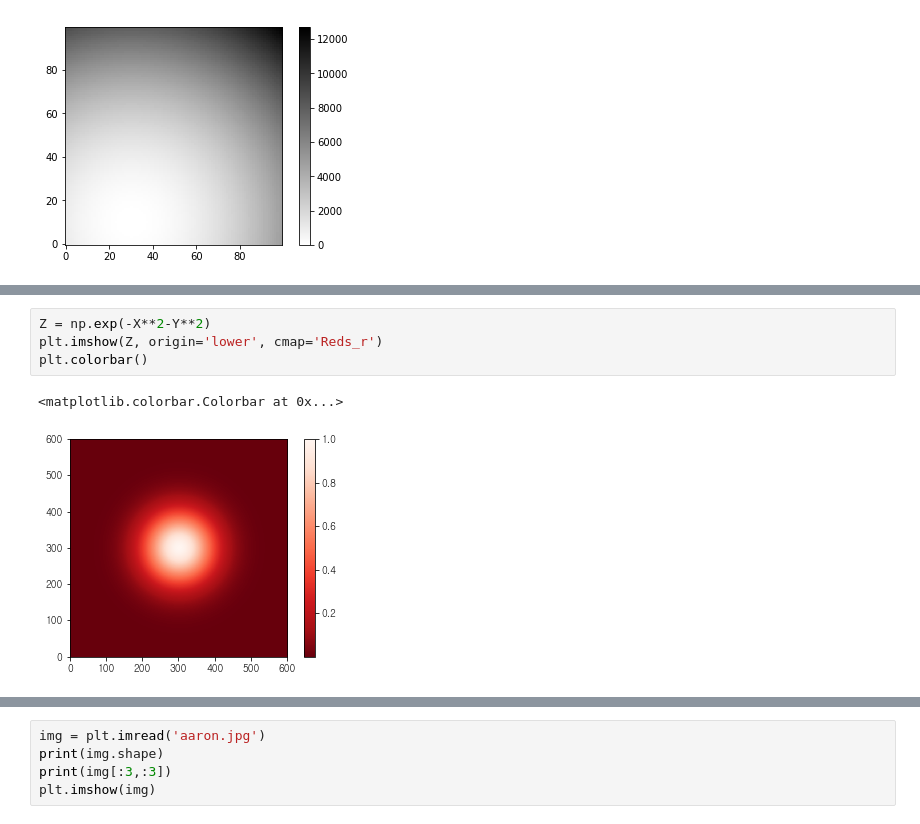
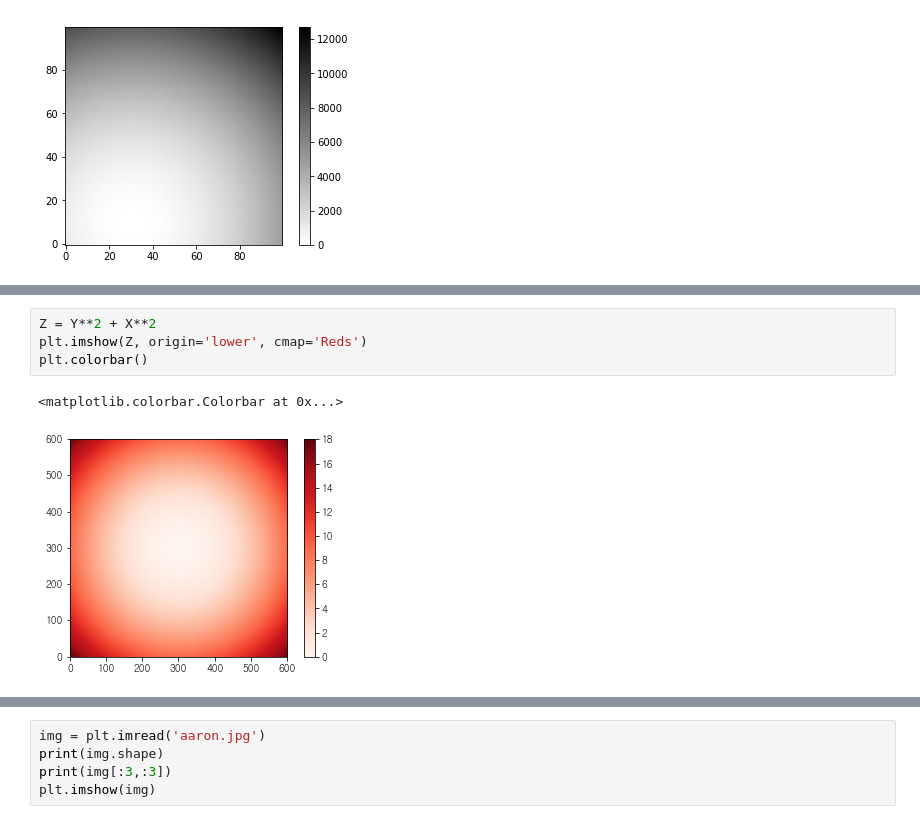
Before and after one commit to gubosd/lecture13, a Jupyter notebook: 데이터분석/03_matplotlib_01.ipynb, the cells around one changed output, grey strips where cells are left out. Drawn from its saved outputs; the diff is of its cells as text.

```diff
--- a/데이터분석/03_matplotlib_01.ipynb
+++ b/데이터분석/03_matplotlib_01.ipynb
@@ -775,7 +674,7 @@ X.shape, Y.shape
 # %%
-Z = np.exp(-X**2-Y**2)
-plt.imshow(Z, origin='lower', cmap='Reds_r')
+Z = Y**2 + X**2
+plt.imshow(Z, origin='lower', cmap='Reds')
 plt.colorbar()
 # %% [output]
 <matplotlib.colorbar.Colorbar at 0x...>
-[figure, old version]
+[figure, new version]
```
Also changed, not shown: parts of 38 cells of this notebook.
